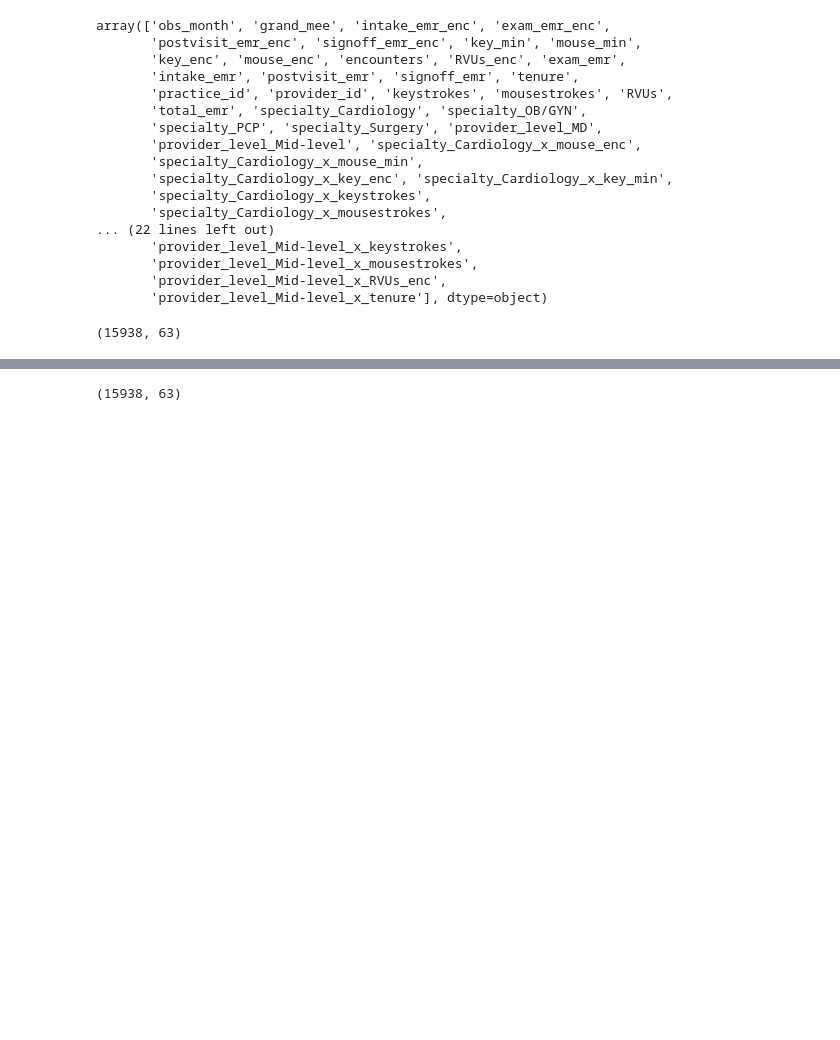
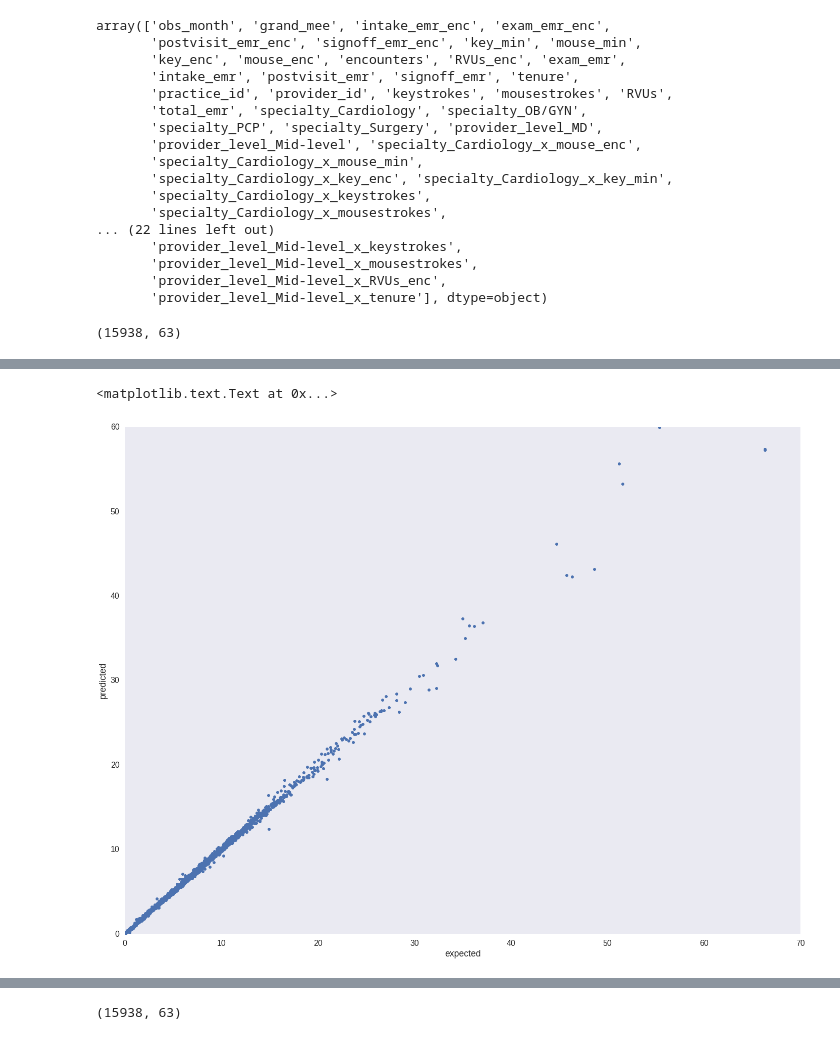
Before and after one commit to aflyax/Python, a Jupyter notebook: athenahealth_analysis/athena_regression.ipynb, the cells around one changed output, grey strips where cells are left out. Drawn from its saved outputs; the diff is of its cells as text; code cells hidden in the pictures; blank space fills up the shorter version.

```diff
--- a/athenahealth_analysis/athena_regression.ipynb
+++ b/athenahealth_analysis/athena_regression.ipynb
@@ -290,0 +288,7 @@ GradientBoostingRegressor(alpha=0.9, init=None, learning_rate=0.1, loss='ls',
+# %%
+plt.plot(y_test, gbr.predict(X_test), '.')
+plt.xlabel('expected')
+plt.ylabel('predicted')
+# %% [output]
+<matplotlib.text.Text at 0x...>
+[figure, added]
```
Also changed, not shown: parts of 16 cells of this notebook.
